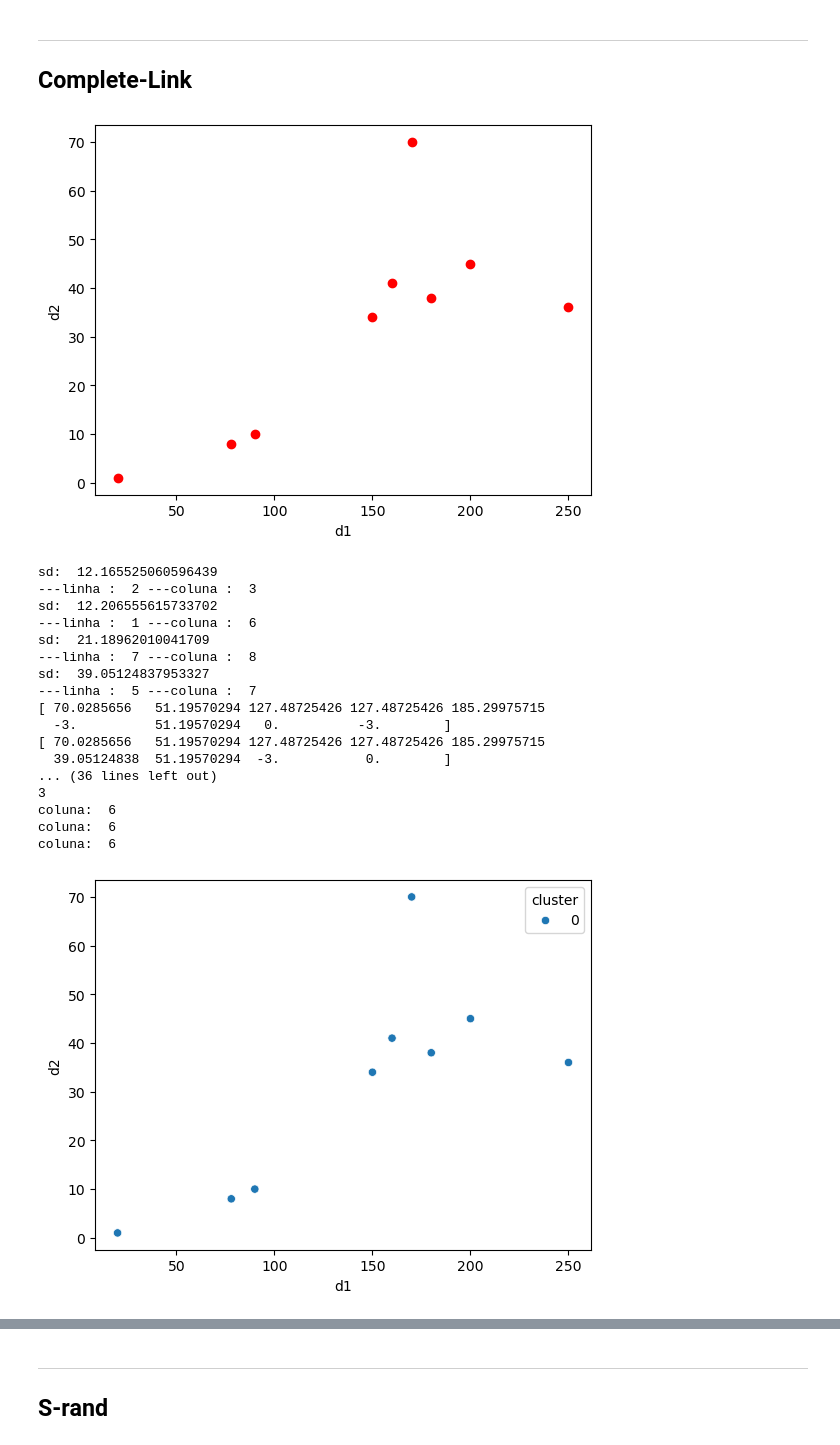
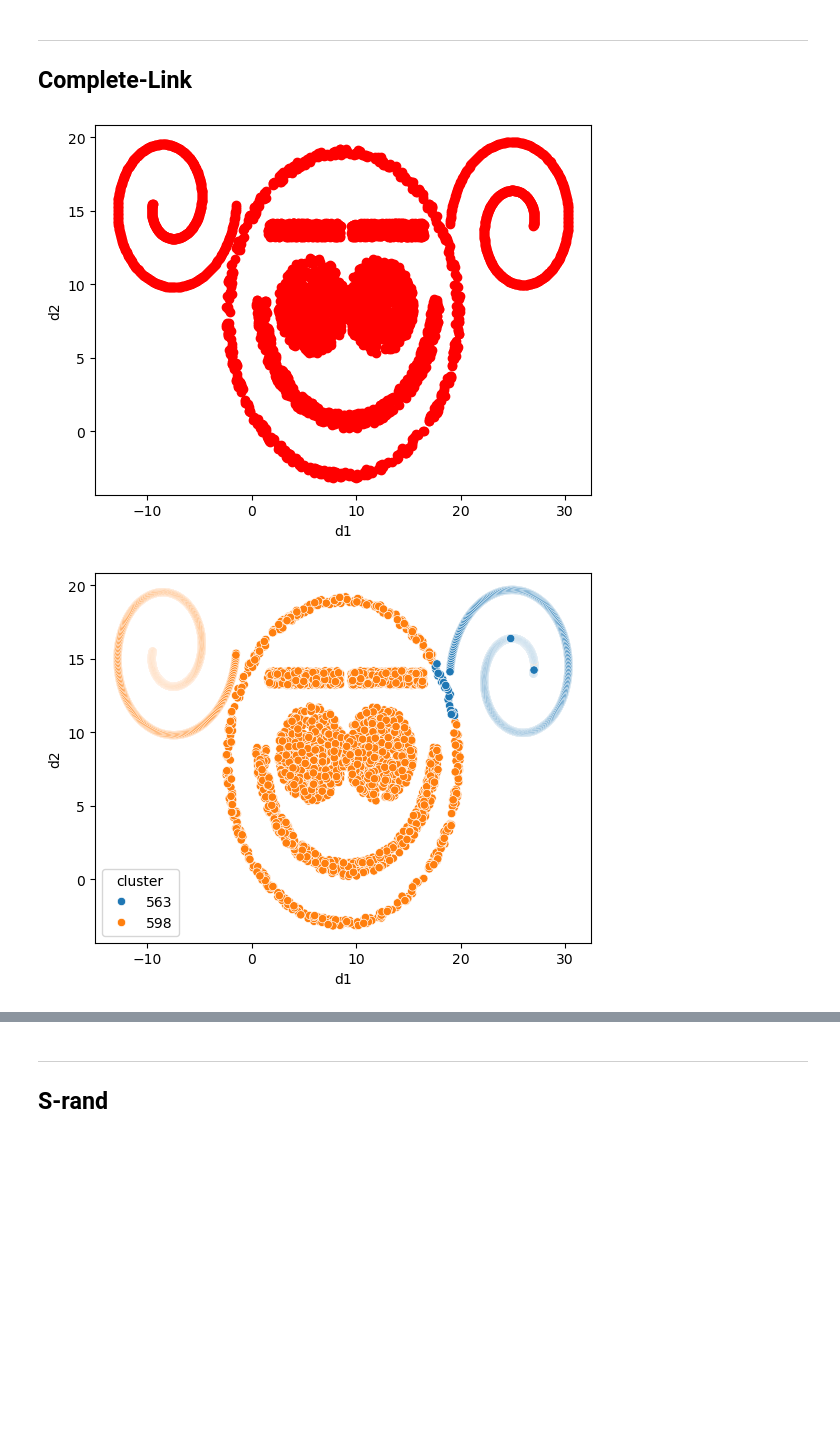
Before and after one commit to biarog/Trabalho-de-IA, a Jupyter notebook: AlgoritmosAgrupamento.ipynb, the cells around one changed output, grey strips where cells are left out. Cells and saved outputs as stored; diff of their text form; code cells hidden in the pictures; blank space fills up the shorter version.

```diff
--- a/AlgoritmosAgrupamento.ipynb
+++ b/AlgoritmosAgrupamento.ipynb
@@ -249,14 +287,14 @@ export_dataframe(df, 'single_link', nome_arquivo)
 ## Complete-Link
 # %%
 ## Entrada de dados
-numero_clusters = 1
-nome_arquivo = 'testando'
+numero_clusters = 5
+nome_arquivo = 'monkey'
 # %%
 ## Carregando dados e plottando grafico inicial
 dados = load_dataset(nome_arquivo)
 plot_entry_data(data=dados)
 # %% [output]
-[figure, old version]
+[figure, new version]
 # %%
 ## Cálculo Matriz de Distância
 matrix_despacial = distance_matrix(x=dados.values, y=dados.values)
@@ -345,26 +387,9 @@ def complete_link(m_distancias:np, n_clusters:int):
     return complete
 # %%
 complete = complete_link(matrix_despacial, numero_clusters)
-#print(len(complete))
-#print(complete)
-plot_grouped_data(dados=dados, n_clusters=numero_clusters, clusters=complete)
+dataframe = create_df(data=dados, clusters=complete)
+
+plot_grouped_data(df=dataframe, n_clusters=numero_clusters)
 # %% [output]
-sd:  12.165525060596439
----linha :  2 ---coluna :  3
-sd:  12.206555615733702
----linha :  1 ---coluna :  6
-sd:  21.18962010041709
----linha :  7 ---coluna :  8
-sd:  39.05124837953327
----linha :  5 ---coluna :  7
-[ 70.0285656   51.19570294 127.48725426 127.48725426 185.29975715
-  -3.          51.19570294   0.          -3.        ]
-[ 70.0285656   51.19570294 127.48725426 127.48725426 185.29975715
-  39.05124838  51.19570294  -3.           0.        ]
-... (36 lines left out)
-3
-coluna:  6
-coluna:  6
-coluna:  6
-[figure, old version]
+[figure, new version]
 # %%
```
Also changed, not shown: parts of 6 cells of this notebook, 2 other files.
